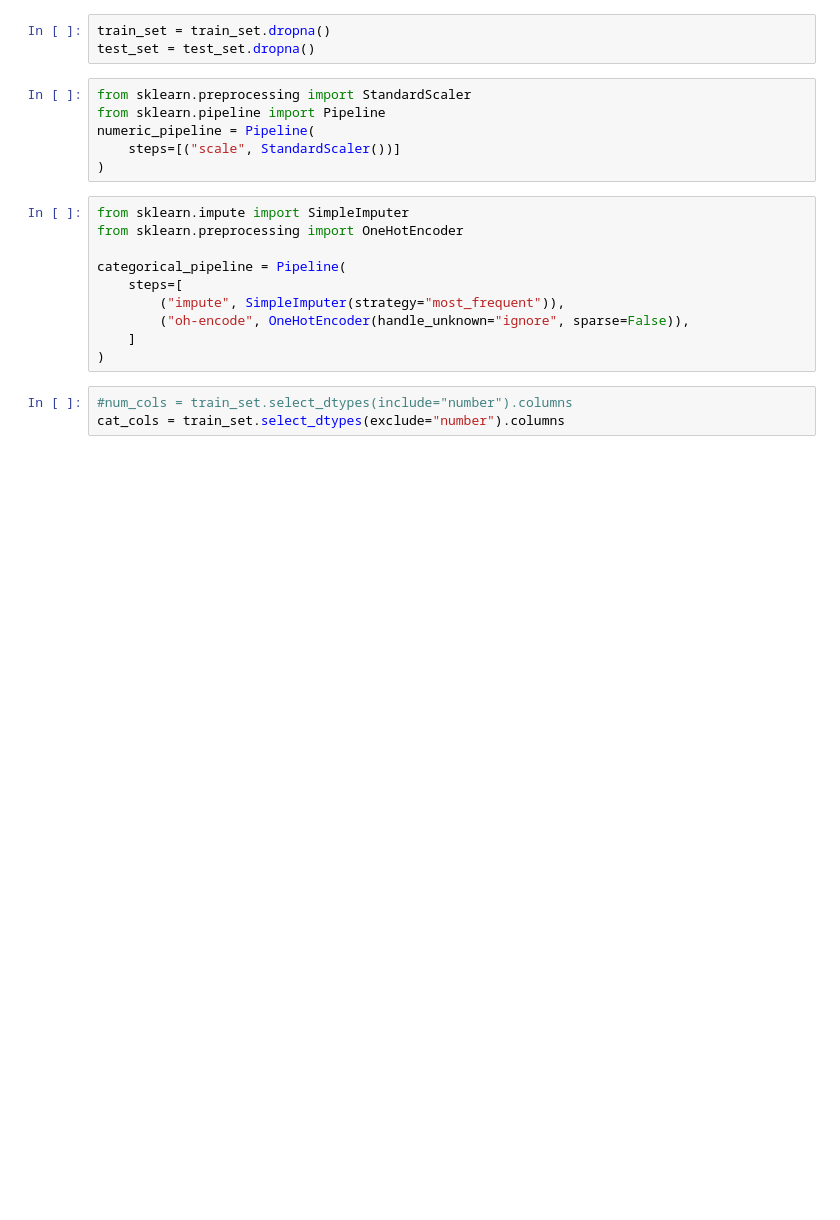
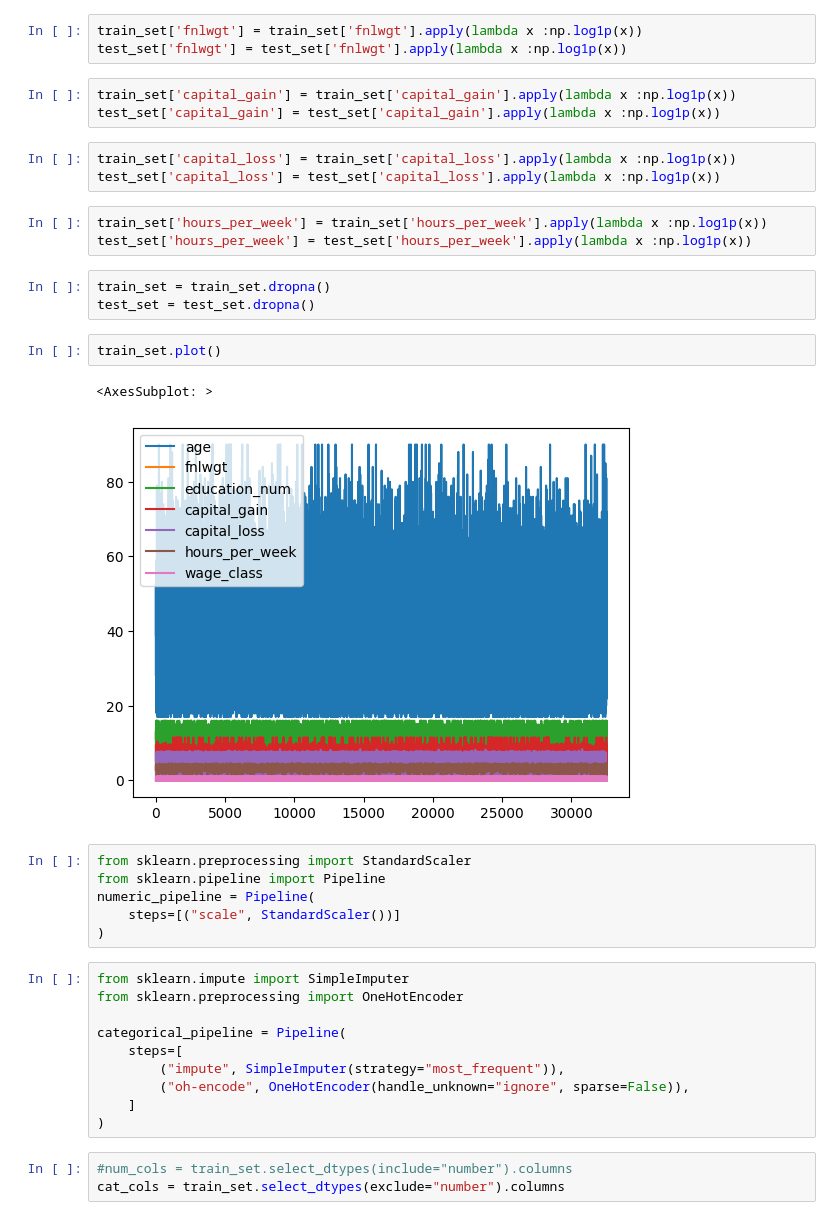
Before and after one commit to AAKAAASSHHH24/XGBoost, a Jupyter notebook: ML_PRACT_XGBOOST.ipynb, the cells around one changed output. Cells and saved outputs as stored; diff of their text form; blank space fills up the shorter version.

```diff
--- a/ML_PRACT_XGBOOST.ipynb
+++ b/ML_PRACT_XGBOOST.ipynb
@@ -235,6 +293,23 @@ dtype: int64
+# %%
+train_set['fnlwgt'] = train_set['fnlwgt'].apply(lambda x :np.log1p(x))
+test_set['fnlwgt'] = test_set['fnlwgt'].apply(lambda x :np.log1p(x))
+# %%
+train_set['capital_gain'] = train_set['capital_gain'].apply(lambda x :np.log1p(x))
+test_set['capital_gain'] = test_set['capital_gain'].apply(lambda x :np.log1p(x))
+# %%
+train_set['capital_loss'] = train_set['capital_loss'].apply(lambda x :np.log1p(x))
+test_set['capital_loss'] = test_set['capital_loss'].apply(lambda x :np.log1p(x))
+# %%
+train_set['hours_per_week'] = train_set['hours_per_week'].apply(lambda x :np.log1p(x))
+test_set['hours_per_week'] = test_set['hours_per_week'].apply(lambda x :np.log1p(x))
 # %%
 train_set = train_set.dropna()
 test_set = test_set.dropna()
+# %%
+train_set.plot()
+# %% [output]
+<AxesSubplot: >
+[figure, added]
 # %%
 from sklearn.preprocessing import StandardScaler
 from sklearn.pipeline import Pipeline
```
Also changed, not shown: parts of 29 cells of this notebook, 6 other files.
